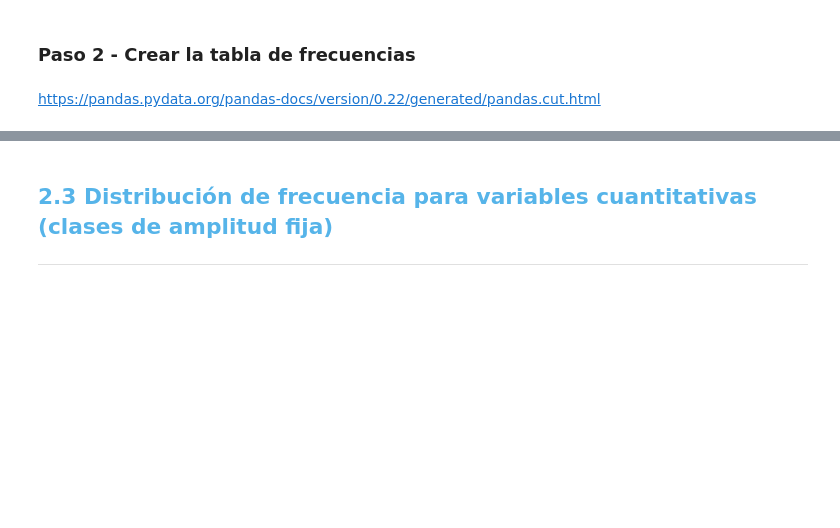
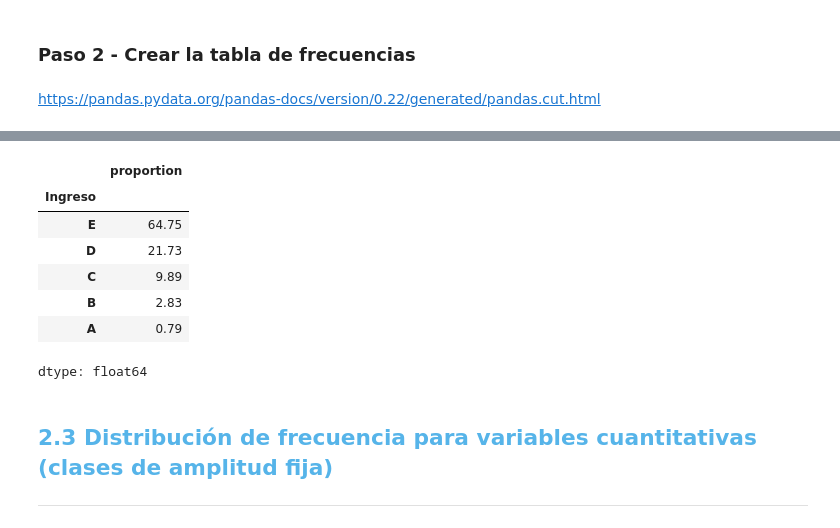
Before and after one commit to germaini/DATA_Desafio_tienda, a Jupyter notebook: Curso_de_Estadística_con_Python_1.ipynb, the cells around one changed output, grey strips where cells are left out. Cells and saved outputs as stored; diff of their text form; code cells hidden in the pictures; blank space fills up the shorter version.

```diff
--- a/Curso_de_Estadística_con_Python_1.ipynb
+++ b/Curso_de_Estadística_con_Python_1.ipynb
@@ -248,3 +363,20 @@ https://pandas.pydata.org/pandas-docs/version/0.22/generated/pandas.cut.html
+# %%
+porcentaje = pd.value_counts(
+                    pd.cut(x = datos.Ingreso,
+                    bins = clases,
+                    labels = label,
+                    include_lowest = True),
+                    normalize=True).round(4)*100
+porcentaje
+# %% [output]
+|  | proportion |
+| Ingreso |  |
+| E | 64.75 |
+| D | 21.73 |
+| C | 9.89 |
+| B | 2.83 |
+| A | 0.79 |
+dtype: float64
 # %% [markdown]
 ## <font color=#56B4E9>2.3 Distribución de frecuencia para variables cuantitativas (clases de amplitud fija)</font>
 ***
```
Also changed, not shown: parts of 21 cells of this notebook.
